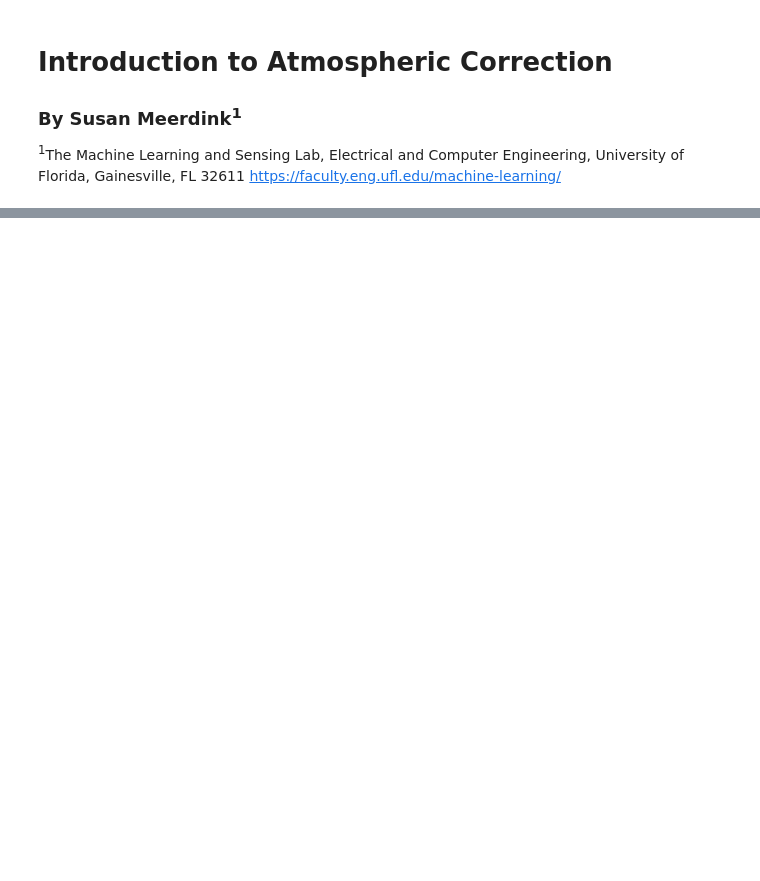
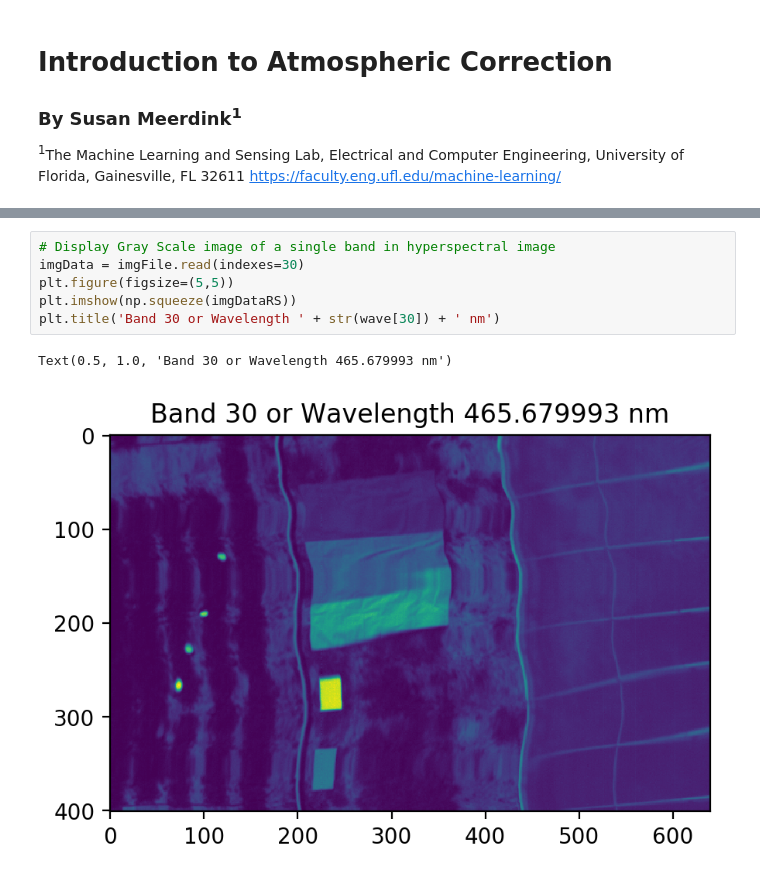
Before and after one commit to GatorSense/AtmosphericCorrectionIntroduction, a Jupyter notebook: 1. Atmospheric Correction Intro.ipynb, the cells around one changed output, grey strips where cells are left out. Saved outputs shown, nothing was run; the diff lists cells and outputs as text; blank space fills up the shorter version.

```diff
--- a/1. Atmospheric Correction Intro.ipynb
+++ b/1. Atmospheric Correction Intro.ipynb
@@ -44,0 +69,9 @@ ModuleNotFoundError: No module named 'loadmat'
+# %%
+# Display Gray Scale image of a single band in hyperspectral image
+imgData = imgFile.read(indexes=30)
+plt.figure(figsize=(5,5))
+plt.imshow(np.squeeze(imgDataRS))
+plt.title('Band 30 or Wavelength ' + str(wave[30]) + ' nm')
+# %% [output]
+Text(0.5, 1.0, 'Band 30 or Wavelength 465.679993 nm')
+[figure, added]
```
Also changed, not shown: parts of 7 cells of this notebook, 1 other file.
